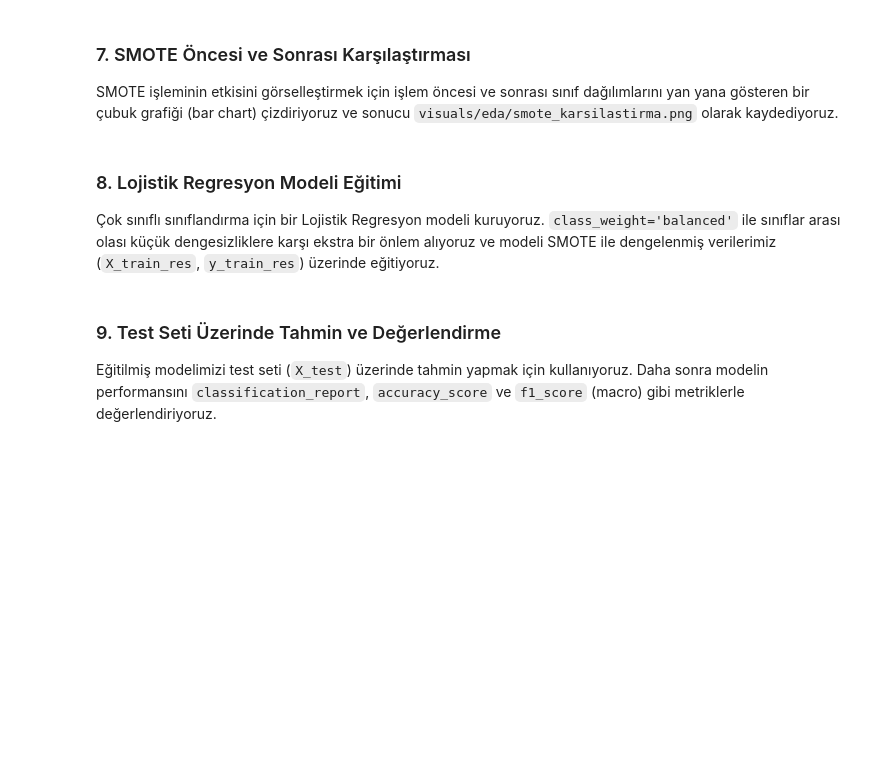
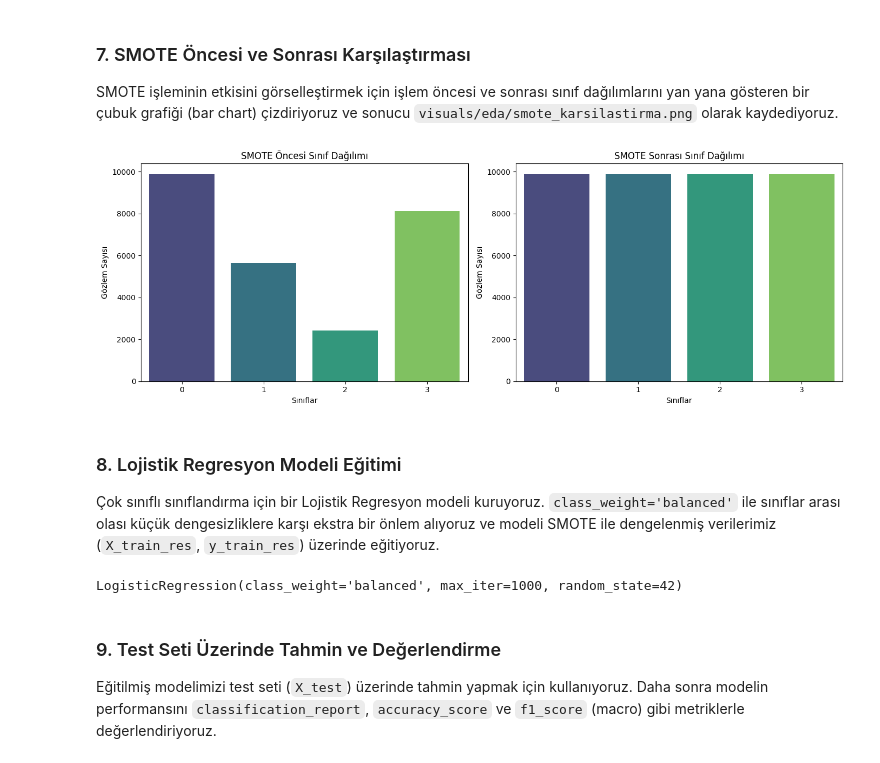
Before and after one commit to nabinabi05/DataMining, a Jupyter notebook: notebooks/03_modeling.ipynb, the cells around one changed output. Cells and saved outputs as stored; diff of their text form; code cells hidden in the pictures; blank space fills up the shorter version.

```diff
--- a/notebooks/03_modeling.ipynb
+++ b/notebooks/03_modeling.ipynb
@@ -41,3 +46,27 @@ y = df['target']
+# %%
+X = df.drop(columns=['target', 'final_result'])
+y = df['target']
+
+# SMOTE, scikit-learn ve XGBoost sayısal girdiler bekler.
+# Kategorik sütunları one-hot encoding ile sayısallaştırıyoruz.
+X = pd.get_dummies(X)
+
+# XGBoost, feature (kolon) isimlerinde bazı karakterlere izin vermez: [, ] ve <
+# (örn. age_band_55<= gibi). Bu yüzden kolon adlarını güvenli hale getiriyoruz.
+X.columns = (
+    X.columns.astype(str)
+    .str.replace('[', '_', regex=False)
+    .str.replace(']', '_', regex=False)
+    .str.replace('<', '_', regex=False)
+    .str.replace('<=', '_le_', regex=False)
+    .str.replace('>=', '_ge_', regex=False)
+    .str.replace(' ', '_', regex=False)
+    .str.replace('/', '_', regex=False)
+    .str.replace('\\', '_', regex=False)
+    .str.replace(':', '_', regex=False)
+    .str.replace(',', '_', regex=False)
+    .str.replace('__', '_', regex=False)
+)
 # %% [markdown]
 ### 4. Boyutların Kontrolü ve Sınıf Dağılımı
 
@@ -80,22 +155,35 @@ SMOTE işleminin etkisini görselleştirmek için işlem öncesi ve sonrası sı
 # %%
 import os
 os.makedirs('../visuals/eda', exist_ok=True)
+
+# Not: Kernel restart sonrası önceki hücreler çalıştırılmadıysa
+# `X_train_res` / `y_train_res` tanımlı olmayabilir. Bu durumda burada yeniden üret.
+if ('y_train_res' not in globals()) or ('X_train_res' not in globals()):
+    if ('X_train' in globals()) and ('y_train' in globals()):
+        smote = SMOTE(random_state=42)
+        X_train_res, y_train_res = smote.fit_resample(X_train, y_train)
+    else:
+        raise NameError(
+            "`y_train_res` tanımlı değil. Lütfen sırasıyla veri bölme (Hücre 10) ve SMOTE (Hücre 12) adımlarını çalıştırın."
+        )
 
 fig, axes = plt.subplots(1, 2, figsize=(14, 5))
 
 sns.countplot(x=y_train, ax=axes[0], palette='viridis')
 axes[0].set_title('SMOTE Öncesi Sınıf Dağılımı')
 axes[0].set_xlabel('Sınıflar')
 axes[0].set_ylabel('Gözlem Sayısı')
 
 sns.countplot(x=y_train_res, ax=axes[1], palette='viridis')
 axes[1].set_title('SMOTE Sonrası Sınıf Dağılımı')
 axes[1].set_xlabel('Sınıflar')
 axes[1].set_ylabel('Gözlem Sayısı')
 
 plt.tight_layout()
 plt.savefig('../visuals/eda/smote_karsilastirma.png')
 plt.show()
+# %% [output]
+[figure, added]
 # %% [markdown]
 ### 8. Lojistik Regresyon Modeli Eğitimi
 
@@ -106,3 +191,15 @@ lr_model.fit(X_train_res, y_train_res)
+# %%
+# Not: scikit-learn 1.8+ sürümünde `multi_class` parametresi kaldırıldı.
+# Çok sınıflı senaryoda `lbfgs` solver ile model otomatik olarak uygun şekilde çalışır.
+lr_model = LogisticRegression(
+    max_iter=1000,
+    random_state=42,
+    class_weight='balanced',
+    solver='lbfgs',
+)
+lr_model.fit(X_train_res, y_train_res)
+# %% [output]
+LogisticRegression(class_weight='balanced', max_iter=1000, random_state=42)
 # %% [markdown]
 ### 9. Test Seti Üzerinde Tahmin ve Değerlendirme
 
```
Also changed, not shown: parts of 21 cells of this notebook, 10 other files.
